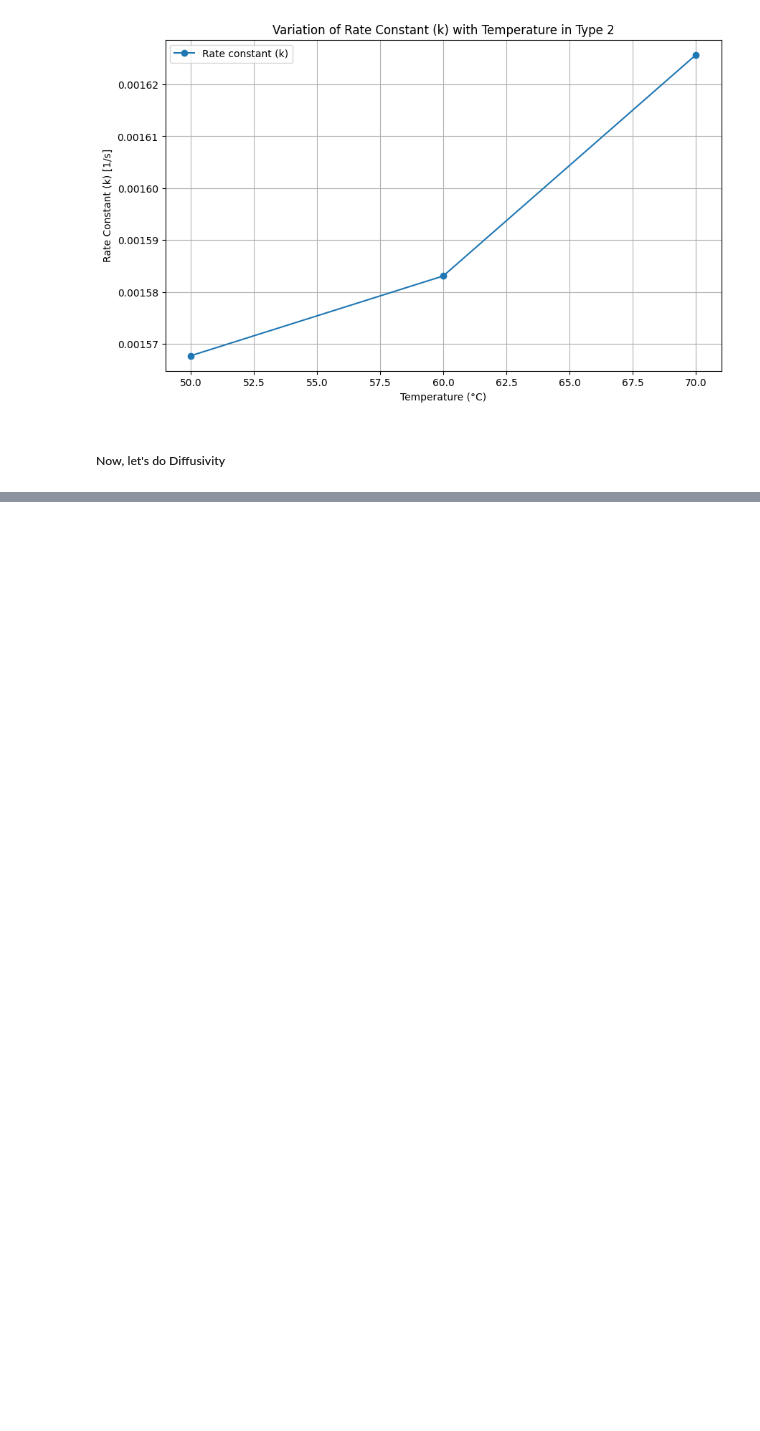
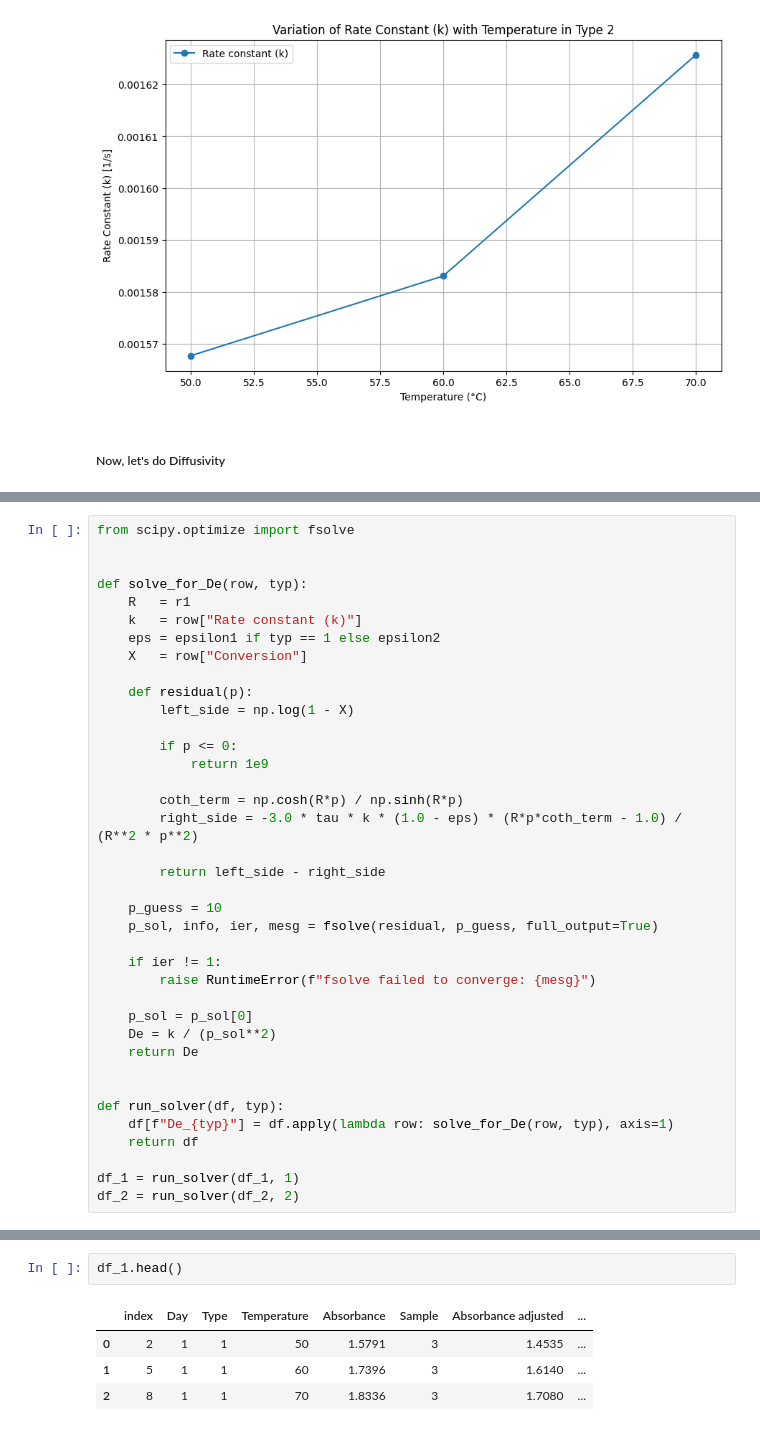
Before and after one commit to rahilisashaik/cbe154, a Jupyter notebook: sucrose-inversion-kinetics/data-analysis.ipynb, the cells around one changed output, grey strips where cells are left out. Saved outputs shown, nothing was run; the diff lists cells and outputs as text; blank space fills up the shorter version.

```diff
--- a/sucrose-inversion-kinetics/data-analysis.ipynb
+++ b/sucrose-inversion-kinetics/data-analysis.ipynb
@@ -320,0 +255,38 @@ np.float64(6.365486923243544)
+# %%
+from scipy.optimize import fsolve
+
+
+def solve_for_De(row, typ):
+    R   = r1
+    k   = row["Rate constant (k)"]
+    eps = epsilon1 if typ == 1 else epsilon2
+    X   = row["Conversion"]
+
+    def residual(p):
+        left_side = np.log(1 - X)
+
+        if p <= 0:
+            return 1e9
+
+        coth_term = np.cosh(R*p) / np.sinh(R*p)
+        right_side = -3.0 * tau * k * (1.0 - eps) * (R*p*coth_term - 1.0) / (R**2 * p**2)
+
+        return left_side - right_side
+
+    p_guess = 10
+    p_sol, info, ier, mesg = fsolve(residual, p_guess, full_output=True)
+
+    if ier != 1:
+        raise RuntimeError(f"fsolve failed to converge: {mesg}")
+
+    p_sol = p_sol[0]
+    De = k / (p_sol**2)
+    return De
+
+
+def run_solver(df, typ):
+    df[f"De_{typ}"] = df.apply(lambda row: solve_for_De(row, typ), axis=1)
+    return df
+
+df_1 = run_solver(df_1, 1)
+df_2 = run_solver(df_2, 2)
@@ -320,0 +304,7 @@ np.float64(6.365486923243544)
+# %%
+df_1.head()
+# %% [output]
+|  | index | Day | Type | Temperature | Absorbance | Sample | Absorbance adjusted | ... |
+| 0 | 2 | 1 | 1 | 50 | 1.5791 | 3 | 1.4535 | ... |
+| 1 | 5 | 1 | 1 | 60 | 1.7396 | 3 | 1.6140 | ... |
+| 2 | 8 | 1 | 1 | 70 | 1.8336 | 3 | 1.7080 | ... |
```
Also changed, not shown: parts of 18 cells of this notebook.
